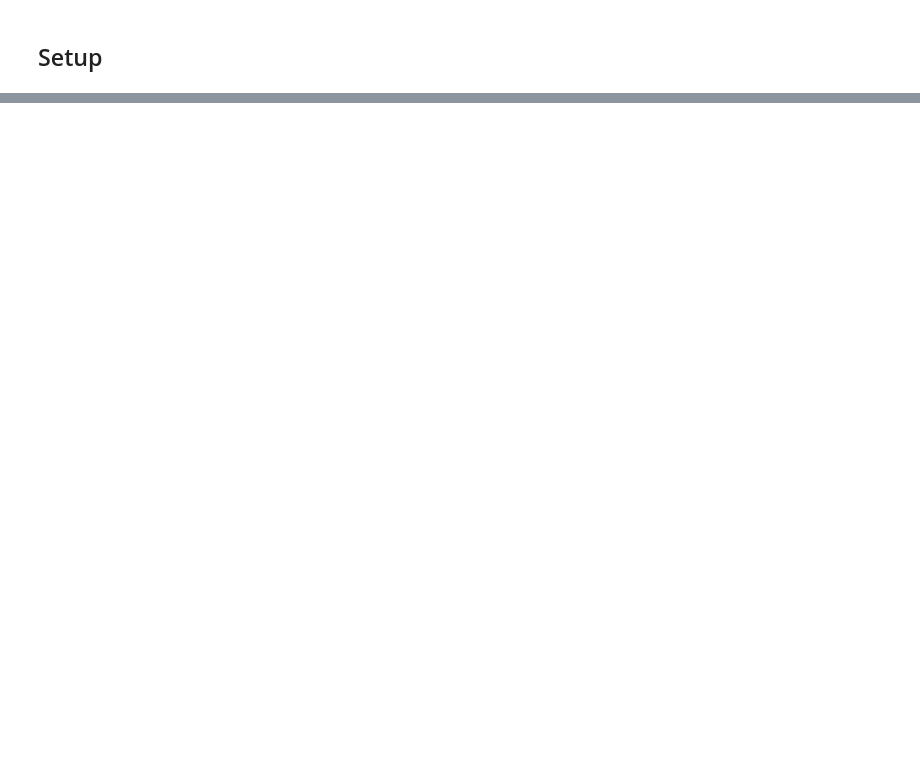
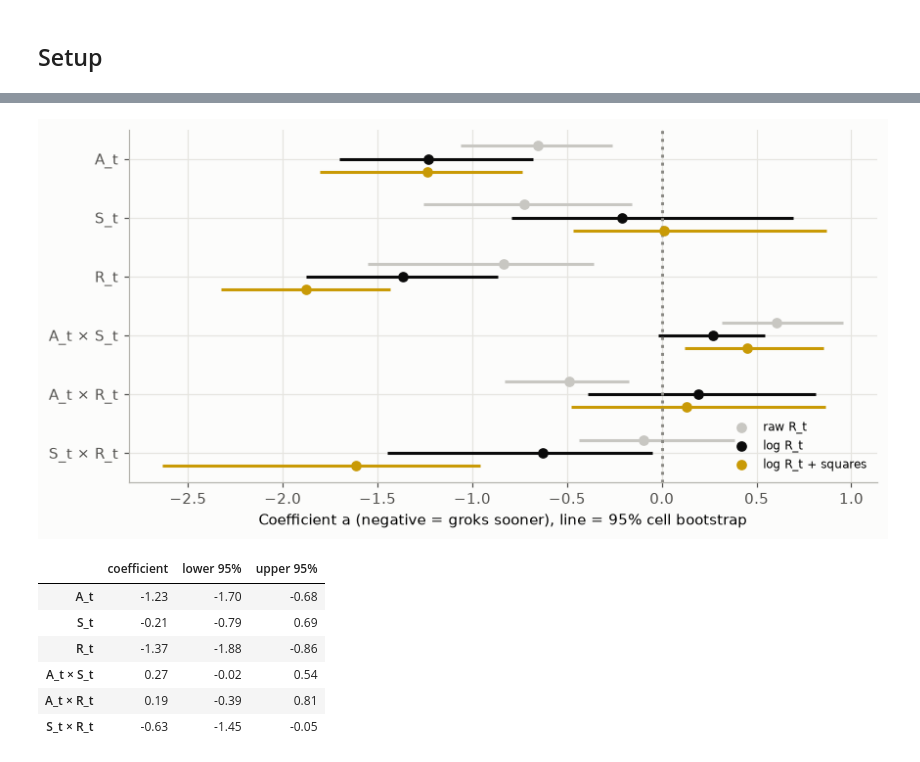
Before and after one commit to ZainAlSaffi-Dev/STAT3007, a Jupyter notebook: model_fitting/3_kernel_only.ipynb, the cells around one changed output, grey strips where cells are left out. Drawn from its saved outputs; the diff is of its cells as text; code cells hidden in the pictures; blank space fills up the shorter version.

```diff
--- a/model_fitting/3_kernel_only.ipynb
+++ b/model_fitting/3_kernel_only.ipynb
@@ -650,0 +218,38 @@ The settings are a stronger predictor. A flexible model of width and weight deca
+# %%
+rng = np.random.default_rng(0)
+cells = data['cell'].unique()
+boot = []
+for _ in range(200):
+    pick = rng.choice(cells, size=len(cells), replace=True)
+    sample = data.iloc[np.concatenate([np.flatnonzero(data['cell'] == c) for c in pick])].reset_index(drop=True)
+    for spec in specs:
+        boot.append({'spec': spec, **fit_aft(sample, design(sample, spec)).params_.loc['mu_'].drop('Intercept')})
+boot = pd.DataFrame(boot)
+
+terms = kernel + [f'{a} × {b}' for a, b in pairs]
+fig, ax = plt.subplots(figsize=(8, 4))
+for j, (spec, colour) in enumerate(zip(specs, [PALE, INK, KERNEL_COLOURS['R_t']])):
+    estimate = fits[spec].params_.loc['mu_'][terms]
+    spread = boot.loc[boot['spec'] == spec, terms]
+    y = np.arange(len(terms)) + (j - 1) * 0.22
+    ax.hlines(y, spread.quantile(0.025), spread.quantile(0.975), color=colour)
+    ax.scatter(estimate, y, color=colour, zorder=3, label=spec)
+ax.axvline(0, color=GREY, linestyle=':')
+ax.set_yticks(range(len(terms)), terms)
+ax.invert_yaxis()
+ax.set_xlabel('Coefficient a (negative = groks sooner), line = 95% cell bootstrap')
+ax.legend(loc='lower right', fontsize=8)
+plt.tight_layout()
+plt.show()
+
+main = boot.loc[boot['spec'] == 'log R_t', terms]
+pd.DataFrame({'coefficient': fits['log R_t'].params_.loc['mu_'][terms], 'lower 95%': main.quantile(0.025), 'upper 95%': main.quantile(0.975)}).round(2)
+# %% [output]
+[figure, added]
+|  | coefficient | lower 95% | upper 95% |
+| A_t | -1.23 | -1.70 | -0.68 |
+| S_t | -0.21 | -0.79 | 0.69 |
+| R_t | -1.37 | -1.88 | -0.86 |
+| A_t × S_t | 0.27 | -0.02 | 0.54 |
+| A_t × R_t | 0.19 | -0.39 | 0.81 |
+| S_t × R_t | -0.63 | -1.45 | -0.05 |
```
Also changed, not shown: parts of 81 cells of this notebook, 2 other files.
